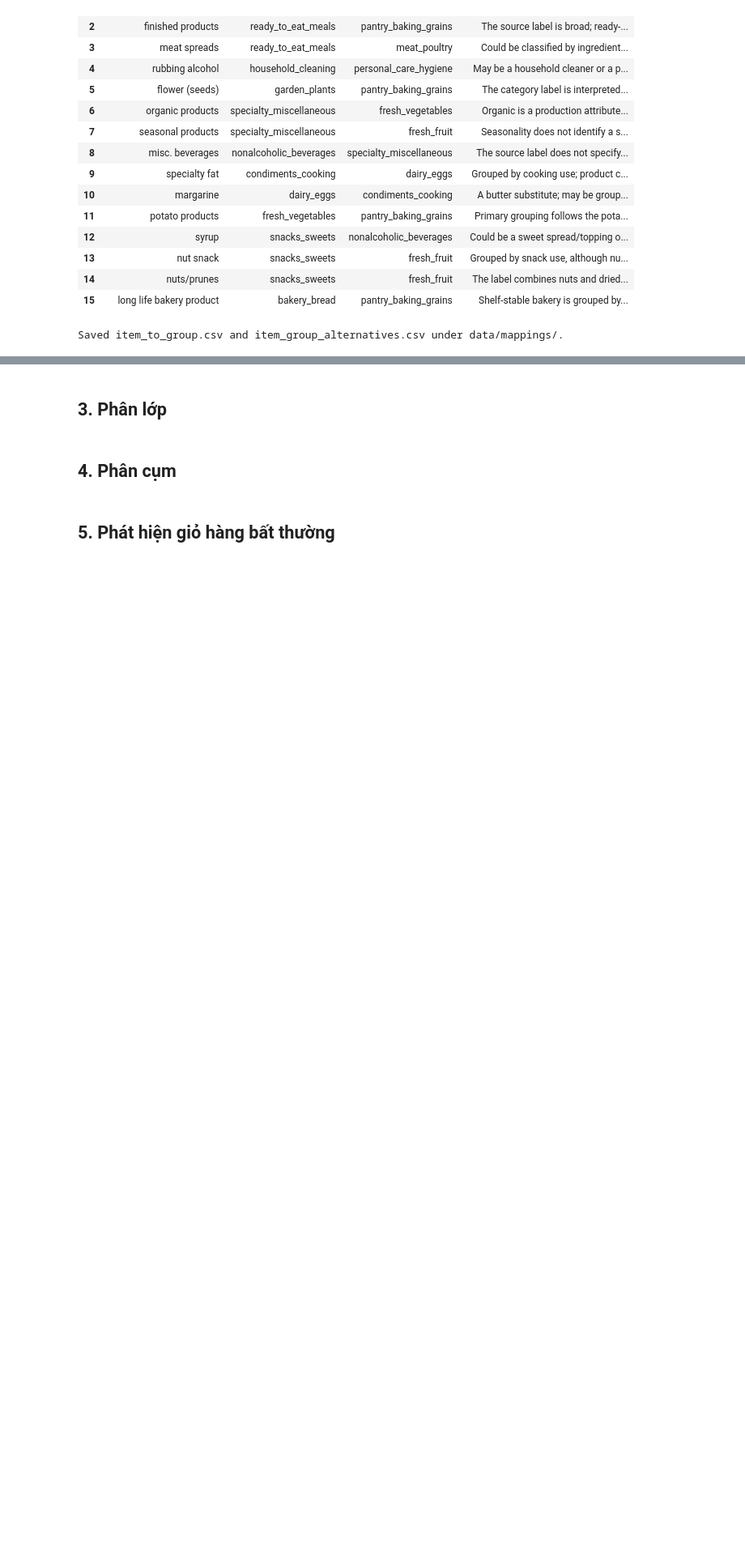
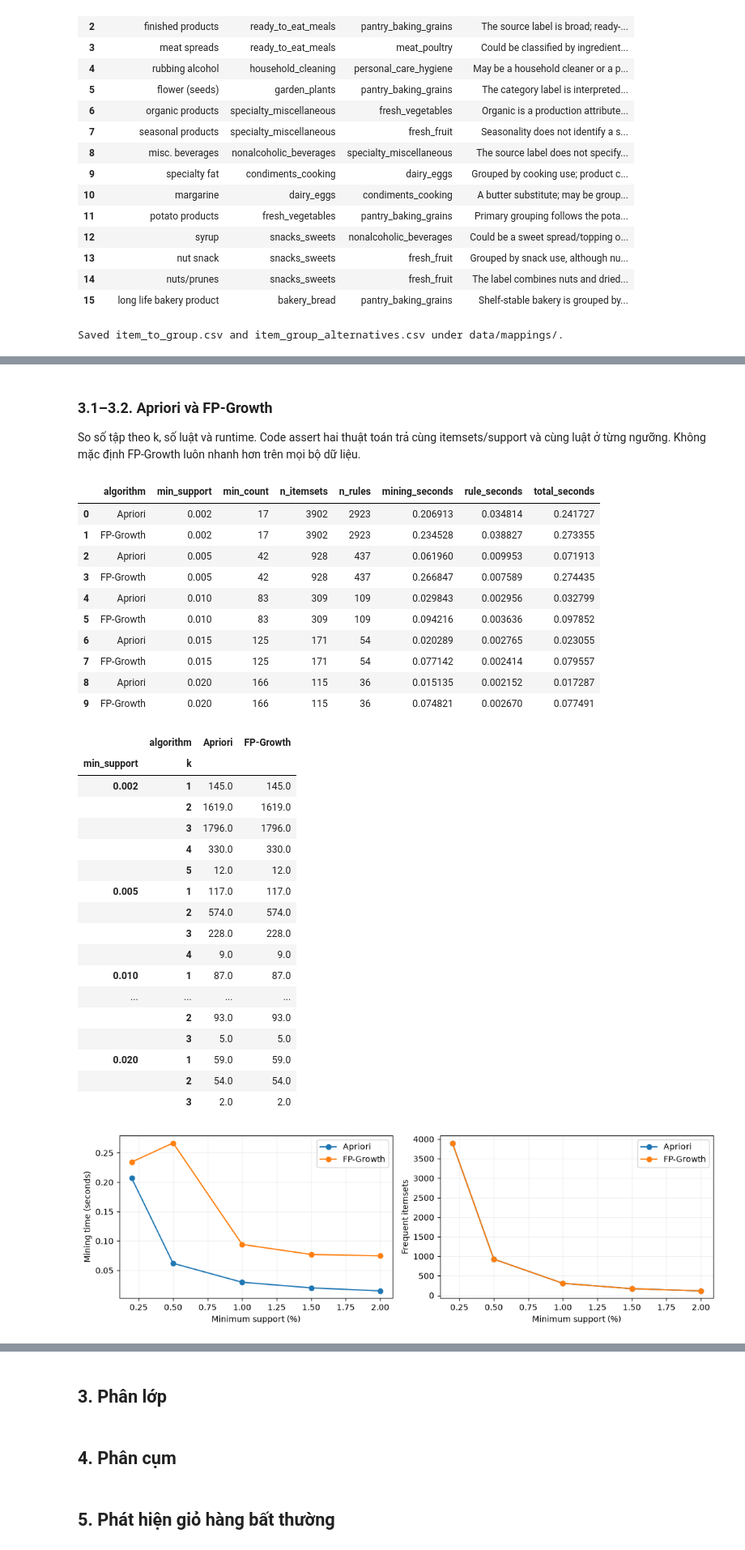
Before and after one commit to TruongMinhThang24/dbm301_asm2_group3_de2, a Jupyter notebook: notebooks/notebook.ipynb, the cells around one changed output, grey strips where cells are left out. Shown at 81% size. Saved outputs shown, nothing was run; the diff lists cells and outputs as text; code cells hidden in the pictures; blank space fills up the shorter version.

```diff
--- a/notebooks/notebook.ipynb
+++ b/notebooks/notebook.ipynb
@@ -524,0 +875,6 @@ Saved item_to_group.csv and item_group_alternatives.csv under data/mappings/.
+# %%
+ASSOCIATION_DIR=PROJECT_ROOT/'outputs'/'association'
+mining_result=run_mining(train_baskets,train['basket_id'],ITEM_TO_GROUP,alternatives,ASSOCIATION_DIR)
+print('Đã lưu bảng tại', ASSOCIATION_DIR)
+display(pd.DataFrame({'min_support':SUPPORTS,'min_count':[int(np.ceil(len(train)*s)) for s in SUPPORTS]}))
+print('Train matrix:', train_matrix.shape)
@@ -524,0 +895,47 @@ Saved item_to_group.csv and item_group_alternatives.csv under data/mappings/.
+# %% [markdown]
+### 3.1–3.2. Apriori và FP-Growth
+
+So số tập theo k, số luật và runtime. Code assert hai thuật toán trả cùng itemsets/support và cùng luật ở từng ngưỡng. Không mặc định FP-Growth luôn nhanh hơn trên mọi bộ dữ liệu.
+# %%
+benchmark=pd.read_csv(ASSOCIATION_DIR/'3_1_3_2_benchmark.csv')
+display(benchmark)
+display(pd.read_csv(ASSOCIATION_DIR/'3_1_itemsets_by_k.csv').pivot_table(index=['min_support','k'],columns='algorithm',values='n_itemsets',fill_value=0))
+fig,axes=plt.subplots(1,2,figsize=(11,3.5))
+for algo,frame in benchmark.groupby('algorithm'):
+    axes[0].plot(frame.min_support*100,frame.mining_seconds,marker='o',label=algo)
+    axes[1].plot(frame.min_support*100,frame.n_itemsets,marker='o',label=algo)
+axes[0].set(xlabel='Minimum support (%)',ylabel='Mining time (seconds)')
+axes[1].set(xlabel='Minimum support (%)',ylabel='Frequent itemsets')
+for ax in axes:ax.legend();ax.grid(alpha=.2)
+plt.tight_layout();plt.show()
+# %% [output]
+|  | algorithm | min_support | min_count | n_itemsets | n_rules | mining_seconds | rule_seconds | total_seconds |
+| 0 | Apriori | 0.002 | 17 | 3902 | 2923 | 0.206913 | 0.034814 | 0.241727 |
+| 1 | FP-Growth | 0.002 | 17 | 3902 | 2923 | 0.234528 | 0.038827 | 0.273355 |
+| 2 | Apriori | 0.005 | 42 | 928 | 437 | 0.061960 | 0.009953 | 0.071913 |
+| 3 | FP-Growth | 0.005 | 42 | 928 | 437 | 0.266847 | 0.007589 | 0.274435 |
+| 4 | Apriori | 0.010 | 83 | 309 | 109 | 0.029843 | 0.002956 | 0.032799 |
+| 5 | FP-Growth | 0.010 | 83 | 309 | 109 | 0.094216 | 0.003636 | 0.097852 |
+| 6 | Apriori | 0.015 | 125 | 171 | 54 | 0.020289 | 0.002765 | 0.023055 |
+| 7 | FP-Growth | 0.015 | 125 | 171 | 54 | 0.077142 | 0.002414 | 0.079557 |
+| 8 | Apriori | 0.020 | 166 | 115 | 36 | 0.015135 | 0.002152 | 0.017287 |
+| 9 | FP-Growth | 0.020 | 166 | 115 | 36 | 0.074821 | 0.002670 | 0.077491 |
+|  | algorithm | Apriori | FP-Growth |
+| min_support | k |  |  |
+| 0.002 | 1 | 145.0 | 145.0 |
+|  | 2 | 1619.0 | 1619.0 |
+|  | 3 | 1796.0 | 1796.0 |
+|  | 4 | 330.0 | 330.0 |
+|  | 5 | 12.0 | 12.0 |
+| 0.005 | 1 | 117.0 | 117.0 |
+|  | 2 | 574.0 | 574.0 |
+|  | 3 | 228.0 | 228.0 |
+|  | 4 | 9.0 | 9.0 |
+| 0.010 | 1 | 87.0 | 87.0 |
+| ... | ... | ... | ... |
+|  | 2 | 93.0 | 93.0 |
+|  | 3 | 5.0 | 5.0 |
+| 0.020 | 1 | 59.0 | 59.0 |
+|  | 2 | 54.0 | 54.0 |
+|  | 3 | 2.0 | 2.0 |
+[figure, added]
```
Also changed, not shown: parts of 23 cells of this notebook.
